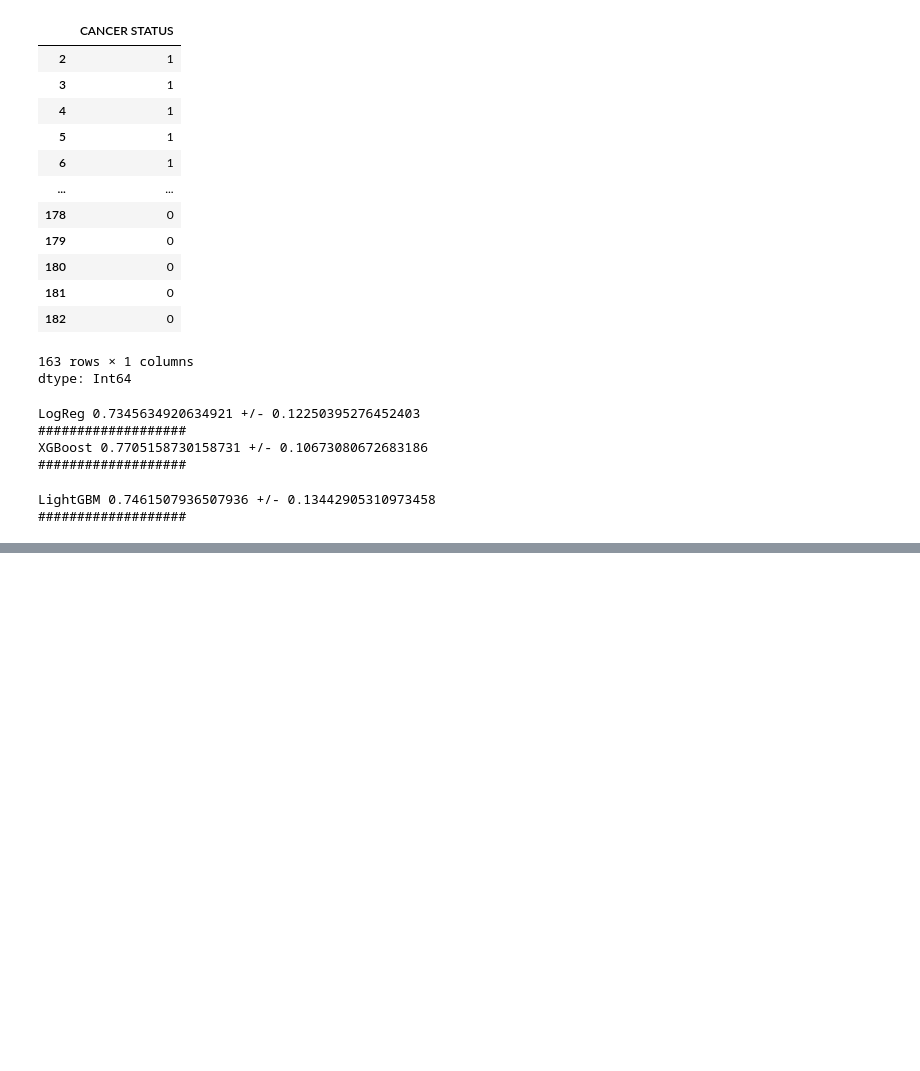
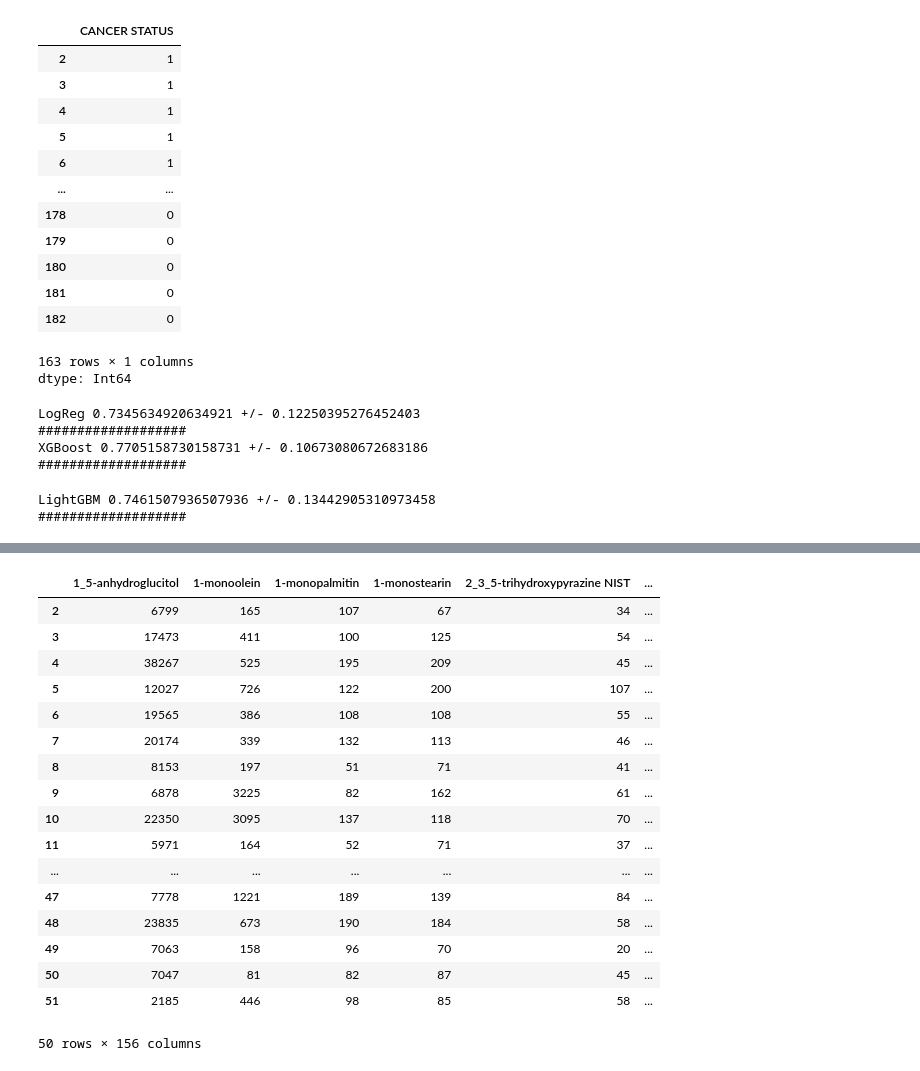
Before and after one commit to Tairsal/Lung-Cnacer-BLOOD-BIOMARKS-ML-, a Jupyter notebook: LUNG_CANCER_BLOOD_BIOMARKS.ipynb, the cells around one changed output, grey strips where cells are left out. Cells and saved outputs as stored; diff of their text form; code cells hidden in the pictures; blank space fills up the shorter version.

```diff
--- a/LUNG_CANCER_BLOOD_BIOMARKS.ipynb
+++ b/LUNG_CANCER_BLOOD_BIOMARKS.ipynb
@@ -656,0 +1385,7 @@ LightGBM 0.7461507936507936 +/- 0.13442905310973458
+# %%
+# מוחק כל שורה שיש בה לפחות NaN אחד
+data2 = data2.dropna(how="any")
+
+print("new shape:", data2.shape)
+print("rows with >=1 NaN:", int(data2.isna().any(axis=1).sum()))
+print("total NaN cells:", int(data2.isna().sum().sum()))
@@ -656,0 +1433,7 @@ LightGBM 0.7461507936507936 +/- 0.13442905310973458
+# %%
+data2["GENDER"] = (
+    data2["GENDER"].astype(str).str.strip().str.upper()
+    .map({"M": 1, "F": 0})
+    .astype("Int64")
+)
+data2.head()
@@ -656,0 +1490,6 @@ LightGBM 0.7461507936507936 +/- 0.13442905310973458
+# %%
+data2["SMOKER"] = (
+    data2["SMOKER"].astype(str).str.strip().str.upper()
+    .map({"CURRENT": 1, "FORMER": 0})
+    .astype("Int64")
+)
@@ -656,0 +1506,30 @@ LightGBM 0.7461507936507936 +/- 0.13442905310973458
+# %%
+data2["CANCER STATUS"] = (
+    data2["CANCER STATUS"]
+      .astype("string")
+      .str.strip()
+      .str.upper()
+      .map({"ADENOCARCINOMA": 1, "HEALTHY": 0})
+      .astype("Int64")
+)
+# %%
+data2.head(50)
+# %% [output]
+|  | 1_5-anhydroglucitol | 1-monoolein | 1-monopalmitin | 1-monostearin | 2_3_5-trihydroxypyrazine NIST | ... |
+| 2 | 6799 | 165 | 107 | 67 | 34 | ... |
+| 3 | 17473 | 411 | 100 | 125 | 54 | ... |
+| 4 | 38267 | 525 | 195 | 209 | 45 | ... |
+| 5 | 12027 | 726 | 122 | 200 | 107 | ... |
+| 6 | 19565 | 386 | 108 | 108 | 55 | ... |
+| 7 | 20174 | 339 | 132 | 113 | 46 | ... |
+| 8 | 8153 | 197 | 51 | 71 | 41 | ... |
+| 9 | 6878 | 3225 | 82 | 162 | 61 | ... |
+| 10 | 22350 | 3095 | 137 | 118 | 70 | ... |
+| 11 | 5971 | 164 | 52 | 71 | 37 | ... |
+| ... | ... | ... | ... | ... | ... | ... |
+| 47 | 7778 | 1221 | 189 | 139 | 84 | ... |
+| 48 | 23835 | 673 | 190 | 184 | 58 | ... |
+| 49 | 7063 | 158 | 96 | 70 | 20 | ... |
+| 50 | 7047 | 81 | 82 | 87 | 45 | ... |
+| 51 | 2185 | 446 | 98 | 85 | 58 | ... |
+50 rows × 156 columns
```
Also changed, not shown: parts of 53 cells of this notebook.
